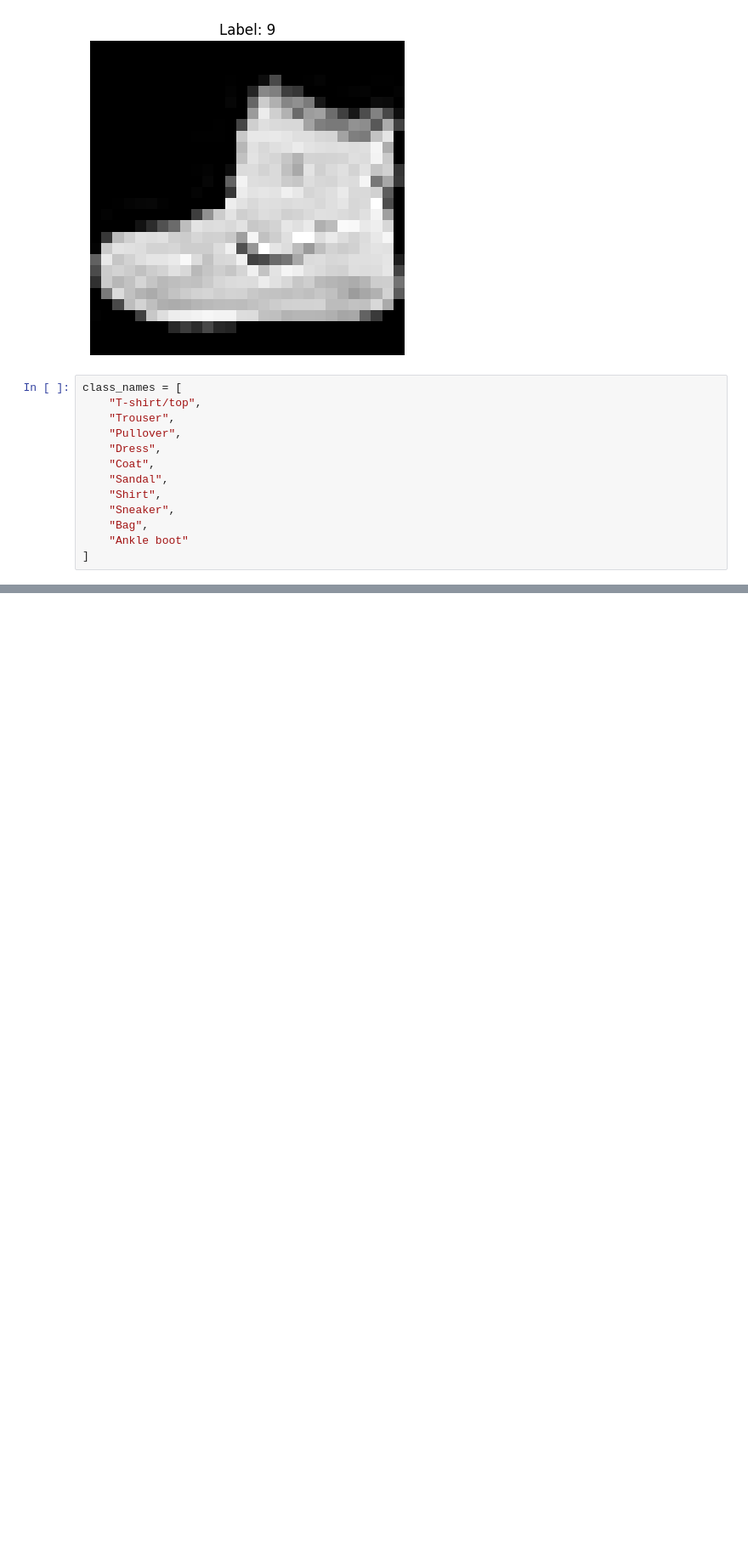
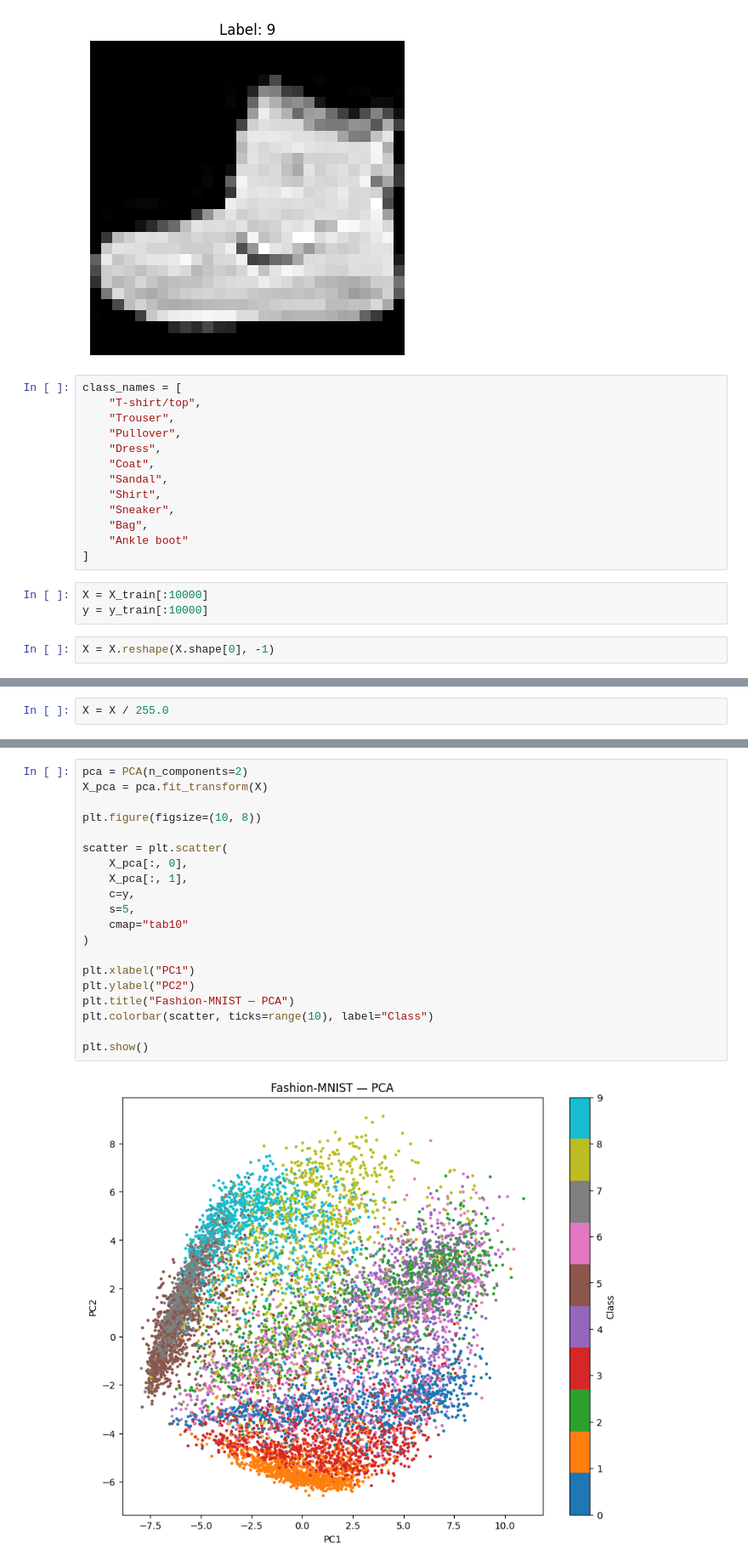
Before and after one commit to AmirHosseinFayyazi/fashion-mnist-dimensionality-reduction, a Jupyter notebook: dimensionality_reduction.ipynb, the cells around one changed output, grey strips where cells are left out. Shown at 85% size. Cells and saved outputs as stored; diff of their text form; blank space fills up the shorter version.

```diff
--- a/dimensionality_reduction.ipynb
+++ b/dimensionality_reduction.ipynb
@@ -36,3 +36,8 @@ class_names = [
     "Bag",
     "Ankle boot"
 ]
+# %%
+X = X_train[:10000]
+y = y_train[:10000]
+# %%
+X = X.reshape(X.shape[0], -1)
@@ -38,0 +48,2 @@ class_names = [
+# %%
+X = X / 255.0
@@ -38,0 +59,22 @@ class_names = [
+# %%
+pca = PCA(n_components=2)
+X_pca = pca.fit_transform(X)
+
+plt.figure(figsize=(10, 8))
+
+scatter = plt.scatter(
+    X_pca[:, 0],
+    X_pca[:, 1],
+    c=y,
+    s=5,
+    cmap="tab10"
+)
+
+plt.xlabel("PC1")
+plt.ylabel("PC2")
+plt.title("Fashion-MNIST — PCA")
+plt.colorbar(scatter, ticks=range(10), label="Class")
+
+plt.show()
+# %% [output]
+[figure, added]
```
Also changed, not shown: parts of 14 cells of this notebook, 1 other file.
